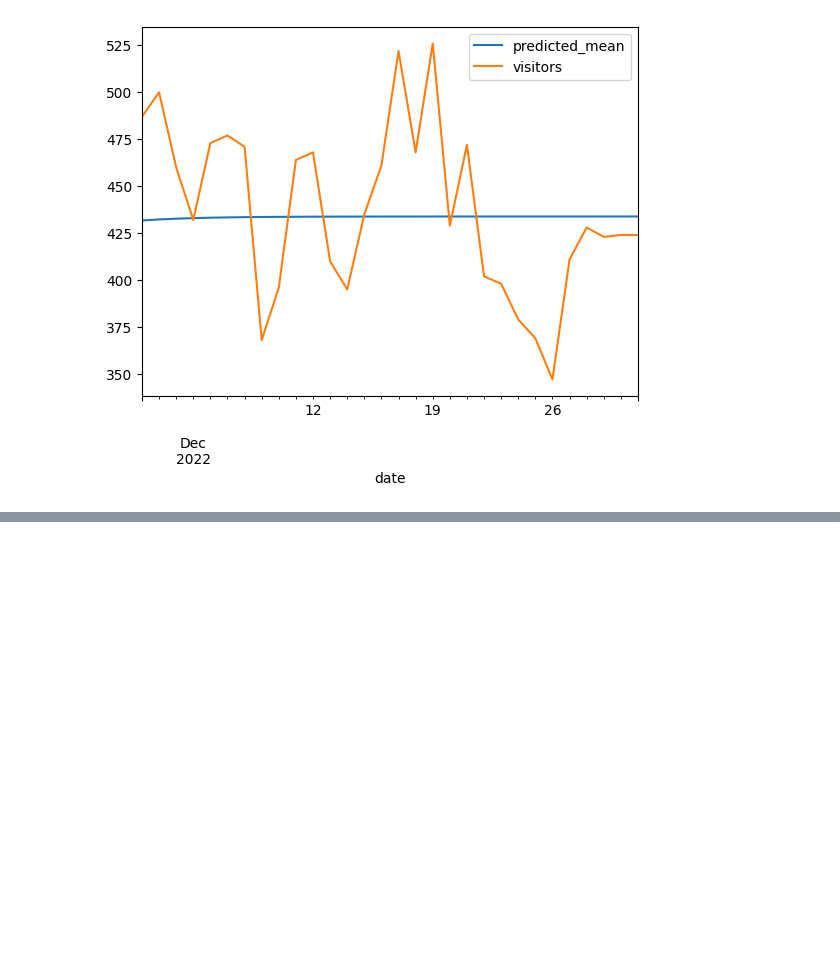
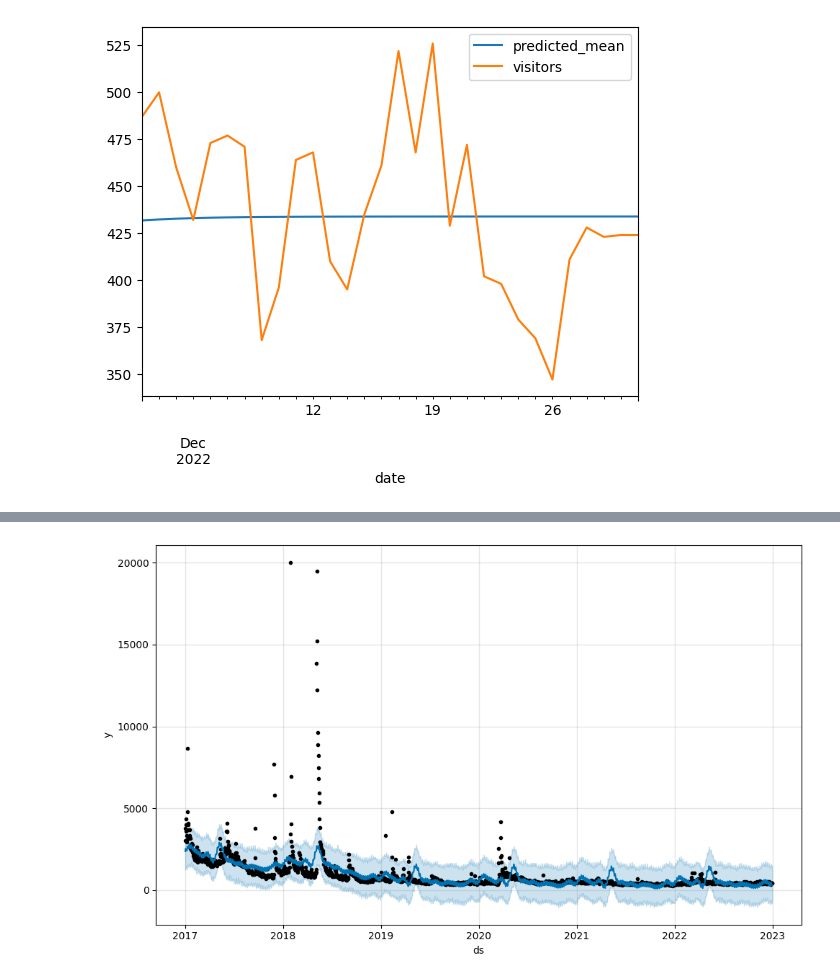
Before and after one commit to AmalCPauly/Web-Traffic-Time-Series-Forecasting, a Jupyter notebook: web-traffic-forecasting.ipynb, the cells around one changed output, grey strips where cells are left out. Drawn from its saved outputs; the diff is of its cells as text; code cells hidden in the pictures; blank space fills up the shorter version.

Commit message:
Added Facebook Prophet

```diff
--- a/web-traffic-forecasting.ipynb
+++ b/web-traffic-forecasting.ipynb
@@ -717,0 +968,3 @@ Critical Values:
+# %%
+s = Prophet()
+s.fit(train)
@@ -717,0 +975,3 @@ Critical Values:
+# %%
+future = s.make_future_dataframe(periods=30)
+future.tail()
@@ -717,0 +985,3 @@ Critical Values:
+# %%
+forecast = m.predict(future)
+forecast[['ds', 'yhat', 'yhat_lower', 'yhat_upper']].tail()
@@ -717,0 +995,4 @@ Critical Values:
+# %%
+fig1 = m.plot(forecast)
+# %% [output]
+[figure, added]
```
Also changed, not shown: parts of 69 cells of this notebook.
